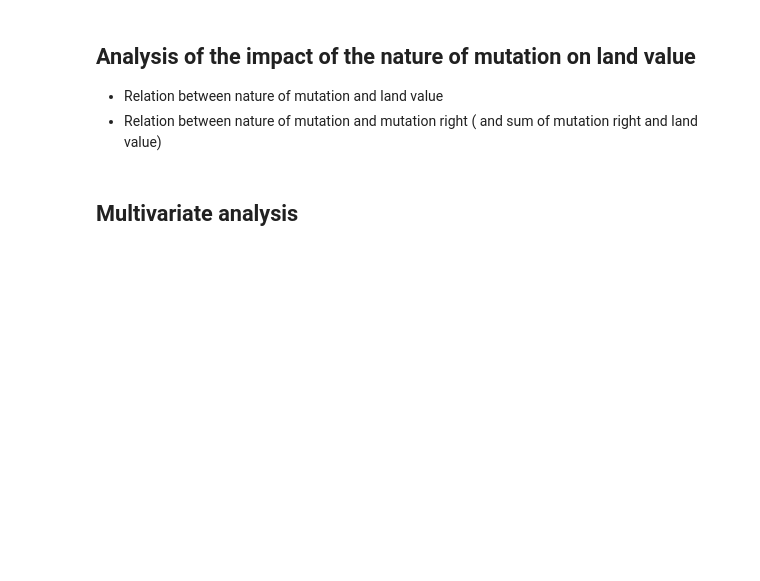
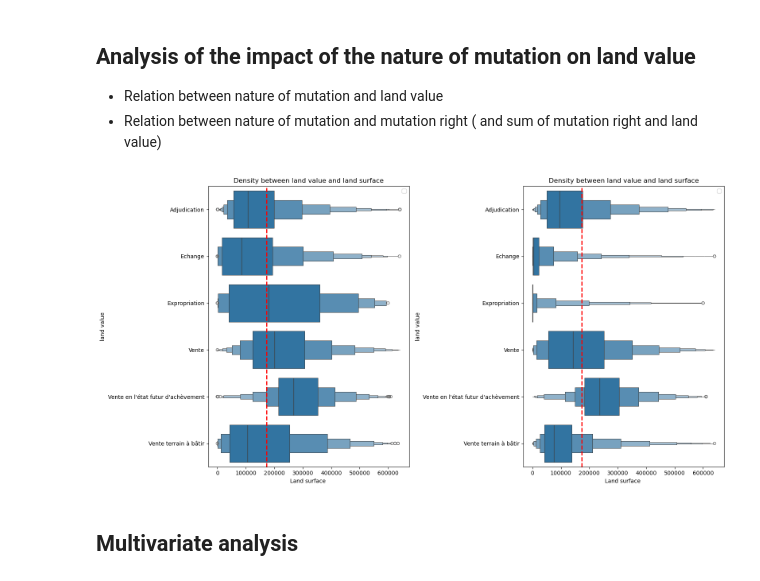
Before and after one commit to Kal3idoscope/Land-data-analysis-French-market, a Jupyter notebook: relationship_variables.ipynb, the cells around one changed output. Saved outputs shown, nothing was run; the diff lists cells and outputs as text; code cells hidden in the pictures; blank space fills up the shorter version.

Commit message:
Update relationship_variables.ipynb
Analyse tax and land value in function of mutation

```diff
--- a/relationship_variables.ipynb
+++ b/relationship_variables.ipynb
@@ -248,7 +167,6 @@ def tax_transfert_exp_null(df):
     else :
         return 0
 
-non_outliers['Droit de mutation'] = outliers.apply(tax_transfert_exp_null, axis=1)
 
 non_outliers['Droit de mutation'] = non_outliers.apply(tax_transfert_exp_null, axis=1)
 non_outliers.head()
@@ -290,0 +206,17 @@ non_outliers.head()
+# %%
+# Statistique data of non_outliers
+colummns_stat = ['Valeur fonciere','Valeur fonciere + tax de mutation','Surface reelle bati','Surface terrain']
+mean = non_outliers[colummns_stat].mean()
+maxi = non_outliers[colummns_stat].max()
+mini = non_outliers[colummns_stat].min()
+median = non_outliers[colummns_stat].median()
+
+stat_columns = pd.DataFrame({
+    'mean': mean,
+    'median': median,
+    'max': maxi,
+    'min': mini
+})
+stat_columns.index.name='feature name'
+
+stat_columns.head()
@@ -849,6 +840,53 @@ plt.show()
 ## Analysis of the impact of the nature of mutation on land value
   - Relation between nature of mutation and land value
   - Relation between nature of mutation and mutation right ( and sum of mutation right and land value)
+# %%
+### non outliers ###
+
+# General view
+
+#Create frame with 1 row and 2 columns
+figure, (axi1, axi2) = plt.subplots(1,2, figsize=(16,8))
+
+sns.boxenplot(data=non_outliers_not_empty,
+              x='Valeur fonciere + tax de mutation',
+              y='Nature mutation',
+              ax=axi1)
+
+# create a single norm to be shared across all images
+
+axi1.set_title("Density between land value and land surface")
+axi1.set_xlabel("Land surface ")
+axi1.set_ylabel("land value")
+axi1.legend()
+
+mean_cost_value = stat_columns.loc['Valeur fonciere + tax de mutation', 'mean']
+axi1.axvline(mean_cost_value, color = 'red',
+            linestyle="--", linewidth=2,
+            label=f"Mean y={mean_land_value:.2f}")
+
+
+sns.boxenplot(data=non_outliers,
+              x='Valeur fonciere + tax de mutation',
+              y='Nature mutation',
+              ax=axi2)
+
+axi2.set_title("Density between land value and land surface")
+axi2.set_xlabel("Land surface ")
+axi2.set_ylabel("land value")
+axi2.legend()
+
+mean_cost_value = stat_columns.loc['Valeur fonciere + tax de mutation', 'mean']
+axi2.axvline(mean_cost_value, color = 'red',
+            linestyle="--", linewidth=2,
+            label=f"Mean y={mean_land_value:.2f}")
+
+plt.tight_layout()
+plt.show()
+
+##Add diagramme en bar de la nature des mutation en fonction du droit de mutation
+# %% [output]
+[figure, added]
 # %% [markdown]
 ## Multivariate analysis
 # %% [markdown]
```
Also changed, not shown: parts of 11 cells of this notebook.
